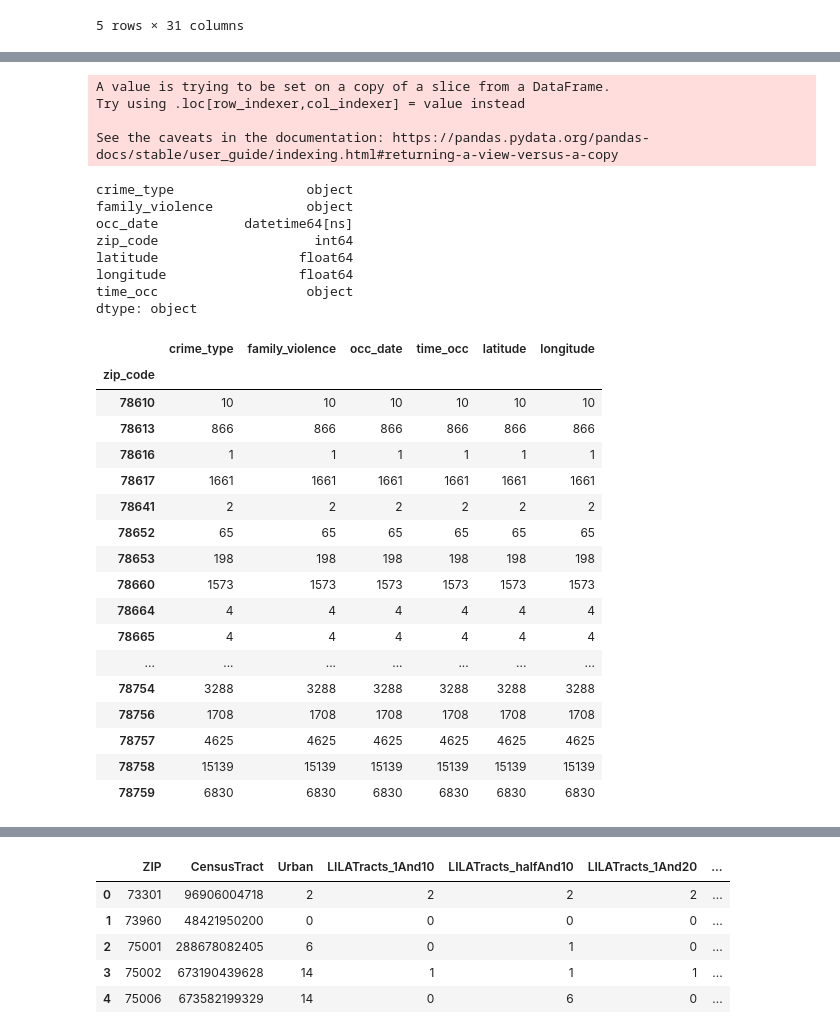
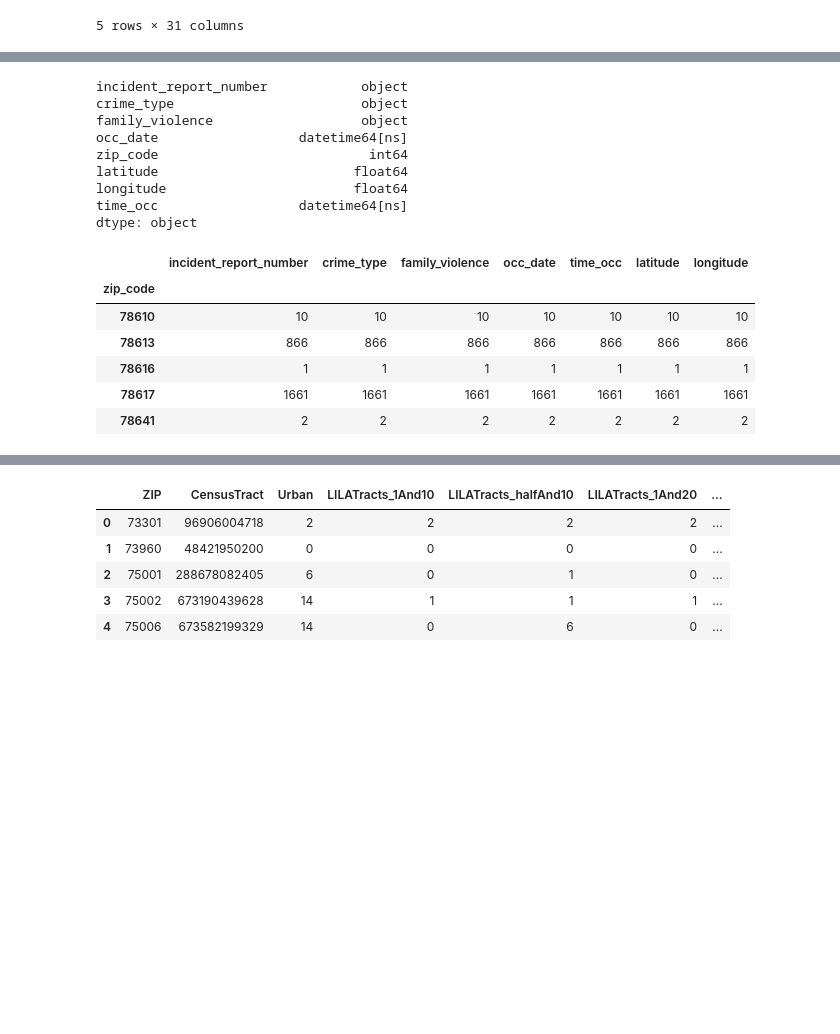
Before and after one commit to ChristopheGarcia1/Crime_Analysis-, a Jupyter notebook: src/resources/crime_cleaning.ipynb, the cells around one changed output, grey strips where cells are left out. Saved outputs shown, nothing was run; the diff lists cells and outputs as text; code cells hidden in the pictures; blank space fills up the shorter version.

Commit message:
issue #9 finished cleaning data

```diff
--- a/src/resources/crime_cleaning.ipynb
+++ b/src/resources/crime_cleaning.ipynb
@@ -58,9 +58,9 @@ clearance_status               object
 clearance_date                 object
 dtype: object
 # %%
-crime_df = results_df[['crime_type', 'family_violence', 'occ_date', 'occ_time', 'zip_code', 'latitude', 'longitude']]
+crime_df = results_df[['incident_report_number','crime_type', 'family_violence', 'occ_date', 'occ_time', 'zip_code', 'latitude', 'longitude']]
 crime_df.dropna(inplace=True)
-crime_df
+crime_df.head()
 # %% [output]
 A value is trying to be set on a copy of a slice from a DataFrame
 
@@ -102,7 +95,7 @@ for str in crime_df['occ_time']:
 crime_df['time_occ'] = time_occ
 
 crime_df['time_occ'] = pd.to_datetime(crime_df['time_occ'], format = timefmt_time, errors='coerce')
-crime_df['time_occ'] = [time.time() for time in crime_df['time_occ']]
+# crime_df['time_occ'] = [time.time() for time in crime_df['time_occ']]
 crime_df.head()
 # %% [output]
 A value is trying to be set on a copy of a slice from a DataFrame.
@@ -206,43 +183,29 @@ dtype: object
 crime_df['zip_code'] = crime_df['zip_code'].astype('int64')
 crime_df.dtypes
 # %% [output]
-A value is trying to be set on a copy of a slice from a DataFrame.
-Try using .loc[row_indexer,col_indexer] = value instead
-
-See the caveats in the documentation: https://pandas.pydata.org/pandas-docs/stable/user_guide/indexing.html#returning-a-view-versus-a-copy
+incident_report_number            object
+crime_type                        object
+family_violence                   object
+occ_date                  datetime64[ns]
+zip_code                           int64
+latitude                         float64
+longitude                        float64
+time_occ                  datetime64[ns]
+dtype: object
-crime_type                 object
-family_violence            object
-occ_date           datetime64[ns]
-zip_code                    int64
-latitude                  float64
-longitude                 float64
-time_occ                   object
-dtype: object
 # %%
 # Reorganize column info
 
-column_order = ['crime_type', 'family_violence', 'occ_date', 'time_occ', 'zip_code','latitude','longitude']
+column_order = ['incident_report_number','crime_type', 'family_violence', 'occ_date', 'time_occ', 'zip_code','latitude','longitude']
 crime_df = crime_df[column_order]
-crime_df.groupby(['zip_code']).count()
+crime_df.groupby(['zip_code']).count().head()
 # %% [output]
-|  | crime_type | family_violence | occ_date | time_occ | latitude | longitude |
-| zip_code |  |  |  |  |  |  |
-| 78610 | 10 | 10 | 10 | 10 | 10 | 10 |
-| 78613 | 866 | 866 | 866 | 866 | 866 | 866 |
-| 78616 | 1 | 1 | 1 | 1 | 1 | 1 |
-| 78617 | 1661 | 1661 | 1661 | 1661 | 1661 | 1661 |
-| 78641 | 2 | 2 | 2 | 2 | 2 | 2 |
-| 78652 | 65 | 65 | 65 | 65 | 65 | 65 |
-| 78653 | 198 | 198 | 198 | 198 | 198 | 198 |
-| 78660 | 1573 | 1573 | 1573 | 1573 | 1573 | 1573 |
-| 78664 | 4 | 4 | 4 | 4 | 4 | 4 |
-| 78665 | 4 | 4 | 4 | 4 | 4 | 4 |
-| ... | ... | ... | ... | ... | ... | ... |
-| 78754 | 3288 | 3288 | 3288 | 3288 | 3288 | 3288 |
-| 78756 | 1708 | 1708 | 1708 | 1708 | 1708 | 1708 |
-| 78757 | 4625 | 4625 | 4625 | 4625 | 4625 | 4625 |
-| 78758 | 15139 | 15139 | 15139 | 15139 | 15139 | 15139 |
-| 78759 | 6830 | 6830 | 6830 | 6830 | 6830 | 6830 |
+|  | incident_report_number | crime_type | family_violence | occ_date | time_occ | latitude | longitude |
+| zip_code |  |  |  |  |  |  |  |
+| 78610 | 10 | 10 | 10 | 10 | 10 | 10 | 10 |
+| 78613 | 866 | 866 | 866 | 866 | 866 | 866 | 866 |
+| 78616 | 1 | 1 | 1 | 1 | 1 | 1 | 1 |
+| 78617 | 1661 | 1661 | 1661 | 1661 | 1661 | 1661 | 1661 |
+| 78641 | 2 | 2 | 2 | 2 | 2 | 2 | 2 |
 # %%
 #grouping crime type by zipcode
 
```
Also changed, not shown: parts of 32 cells of this notebook, 2 other files.
